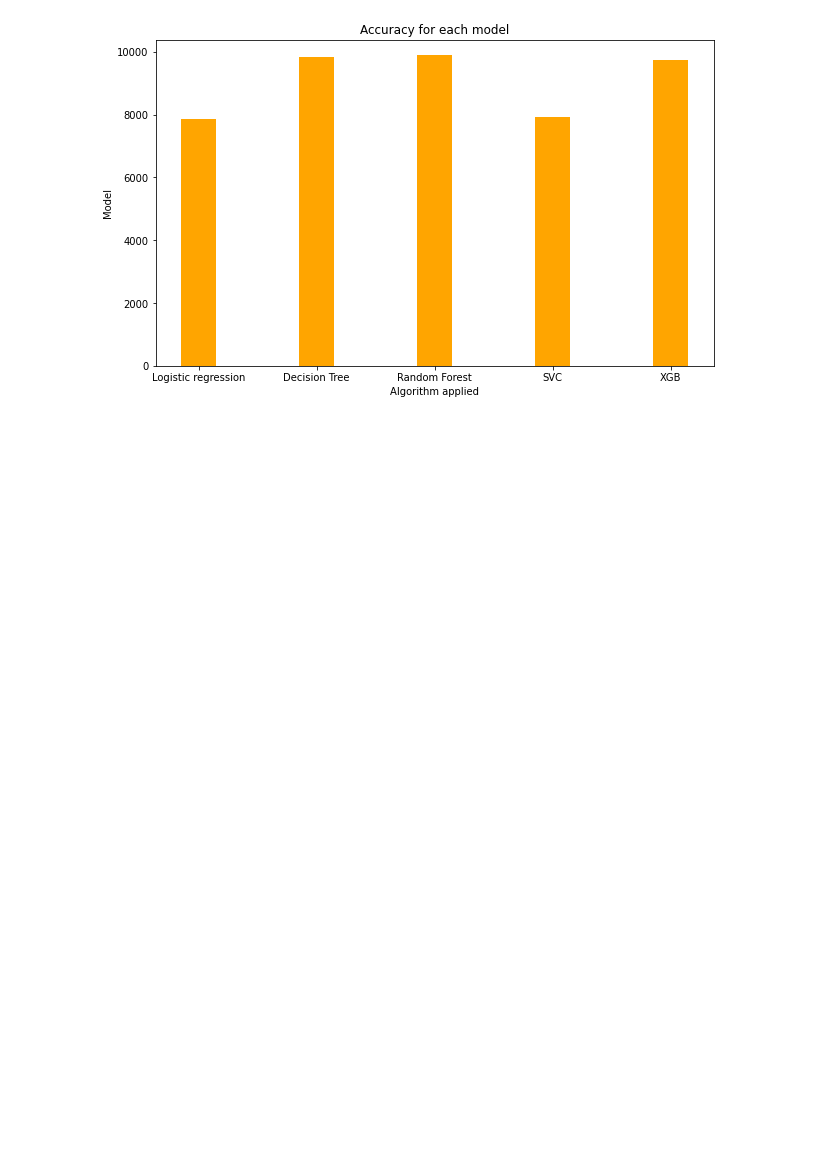
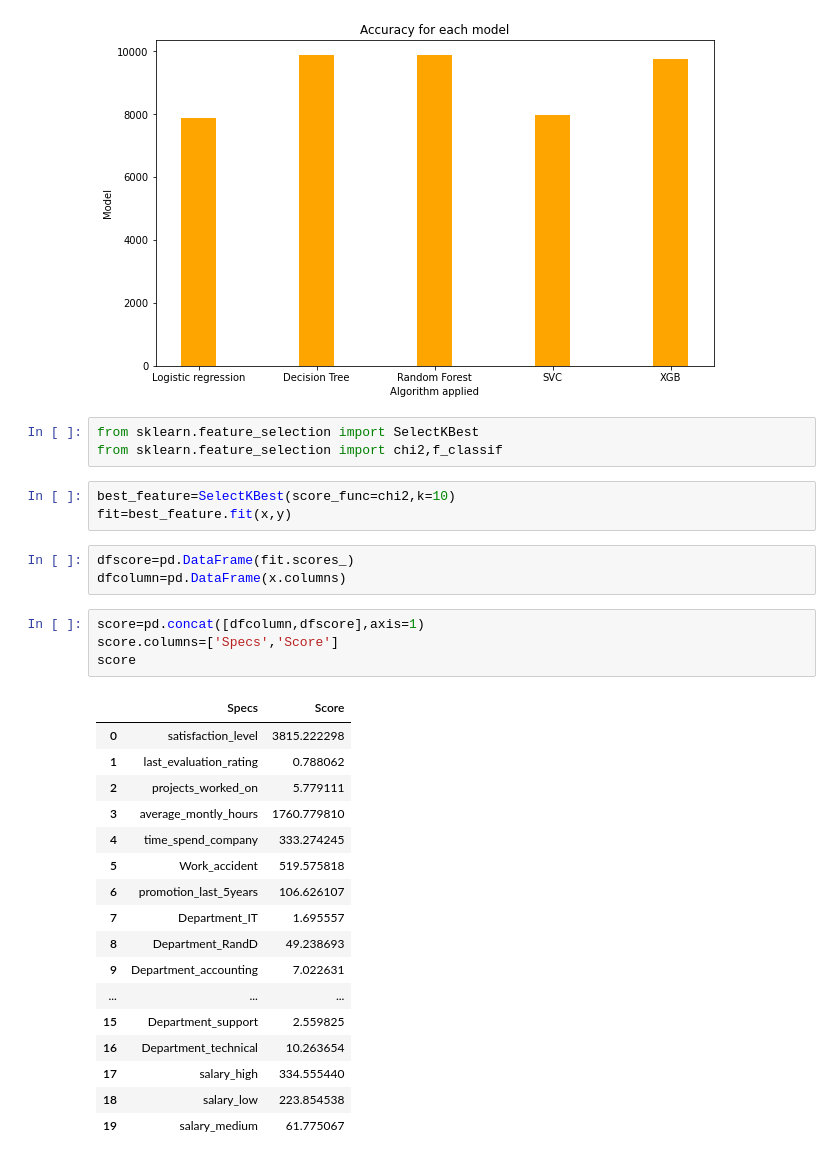
Before and after one commit to oushnik23/PredictEmployeeAttrition_classification, a Jupyter notebook: PredictEmployeeAttrition.ipynb, the cells around one changed output. Saved outputs shown, nothing was run; the diff lists cells and outputs as text; blank space fills up the shorter version.

```diff
--- a/PredictEmployeeAttrition.ipynb
+++ b/PredictEmployeeAttrition.ipynb
@@ -350,3 +350,34 @@ plt.title("Accuracy for each model")
 # %% [output]
 Text(0.5, 1.0, 'Accuracy for each model')
 [figure]
+# %%
+from sklearn.feature_selection import SelectKBest
+from sklearn.feature_selection import chi2,f_classif
+# %%
+best_feature=SelectKBest(score_func=chi2,k=10)
+fit=best_feature.fit(x,y)
+# %%
+dfscore=pd.DataFrame(fit.scores_)
+dfcolumn=pd.DataFrame(x.columns)
+# %%
+score=pd.concat([dfcolumn,dfscore],axis=1)
+score.columns=['Specs','Score']
+score
+# %% [output]
+|  | Specs | Score |
+| 0 | satisfaction_level | 3815.222298 |
+| 1 | last_evaluation_rating | 0.788062 |
+| 2 | projects_worked_on | 5.779111 |
+| 3 | average_montly_hours | 1760.779810 |
+| 4 | time_spend_company | 333.274245 |
+| 5 | Work_accident | 519.575818 |
+| 6 | promotion_last_5years | 106.626107 |
+| 7 | Department_IT | 1.695557 |
+| 8 | Department_RandD | 49.238693 |
+| 9 | Department_accounting | 7.022631 |
+| ... | ... | ... |
+| 15 | Department_support | 2.559825 |
+| 16 | Department_technical | 10.263654 |
+| 17 | salary_high | 334.555440 |
+| 18 | salary_low | 223.854538 |
+| 19 | salary_medium | 61.775067 |
```
Also changed, not shown: parts of 14 cells of this notebook.
